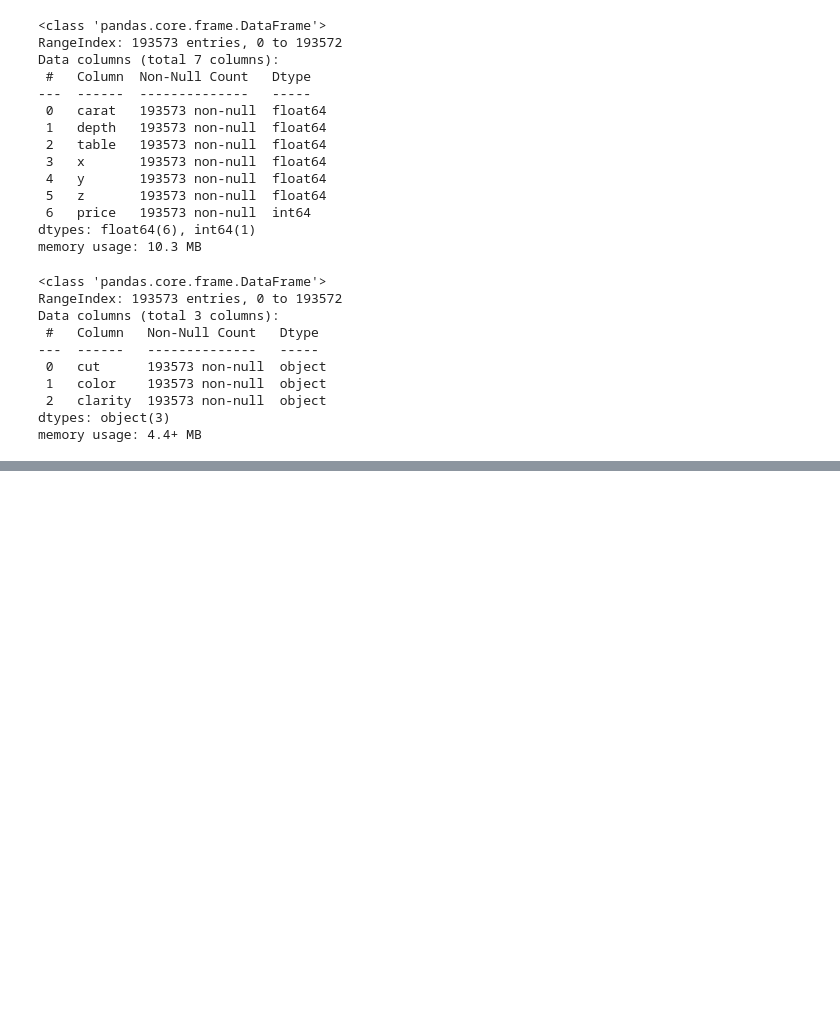
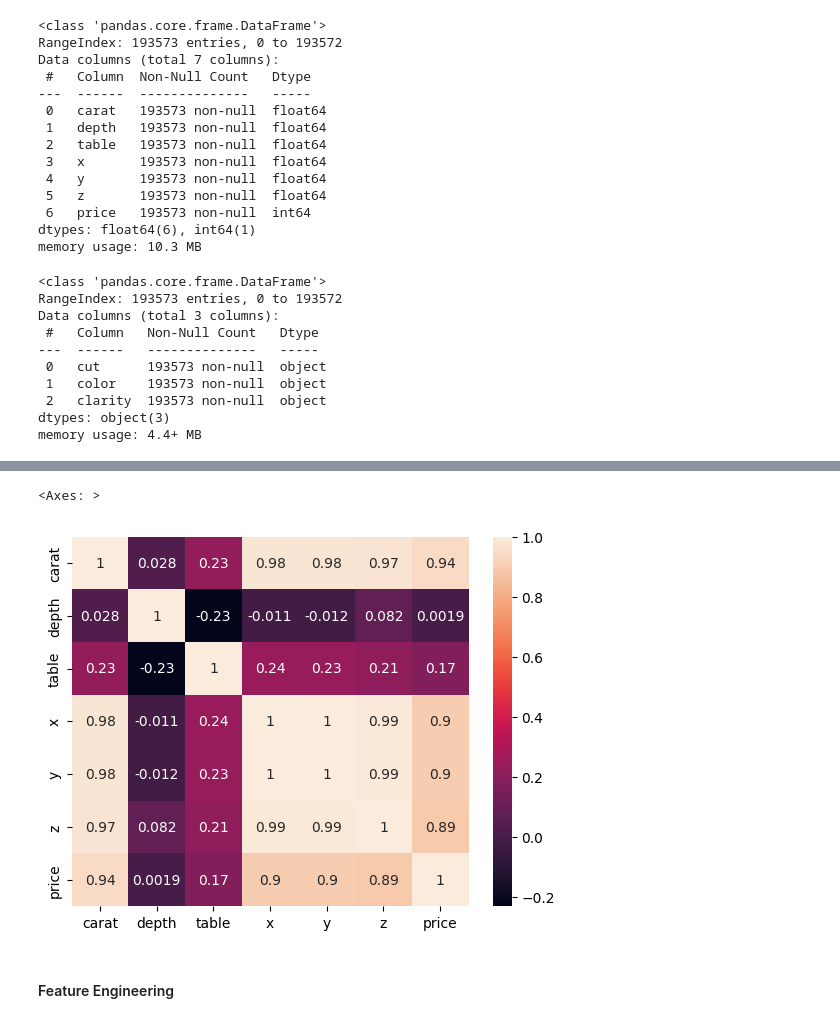
Before and after one commit to shubhamaware18/gems-price-prediction, a Jupyter notebook: experiments/experiments.ipynb, the cells around one changed output, grey strips where cells are left out. Saved outputs shown, nothing was run; the diff lists cells and outputs as text; code cells hidden in the pictures; blank space fills up the shorter version.

```diff
--- a/experiments/experiments.ipynb
+++ b/experiments/experiments.ipynb
@@ -160,0 +223,7 @@ memory usage: 4.4+ MB
+# %%
+sns.heatmap(data[num_colums].corr(), annot=True)
+# %% [output]
+<Axes: >
+[figure, added]
+# %% [markdown]
+#### Feature Engineering
```
Also changed, not shown: parts of 10 cells of this notebook.
